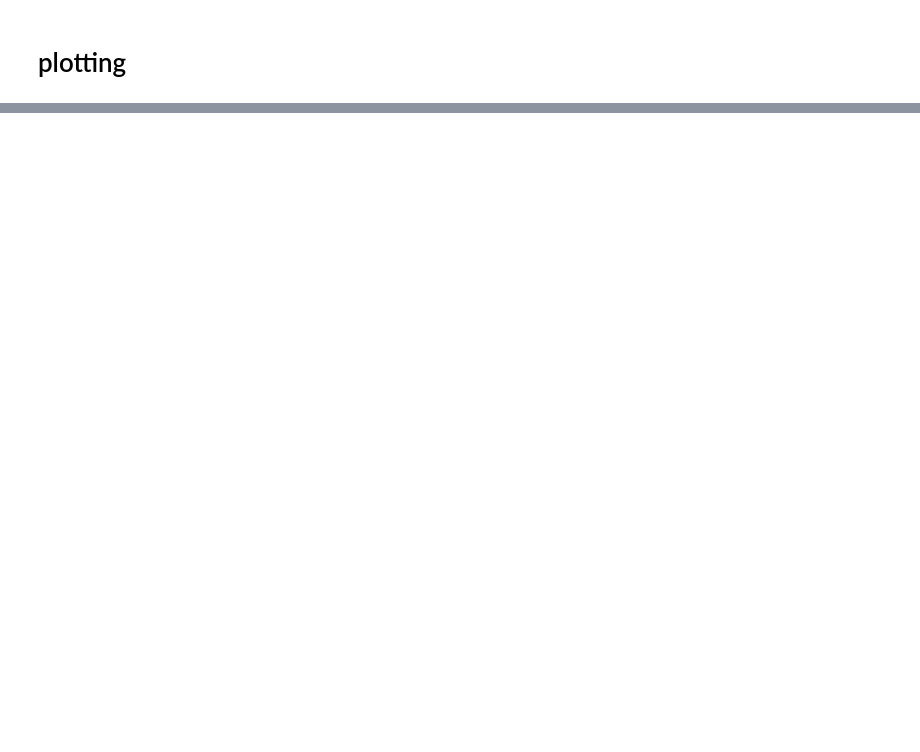
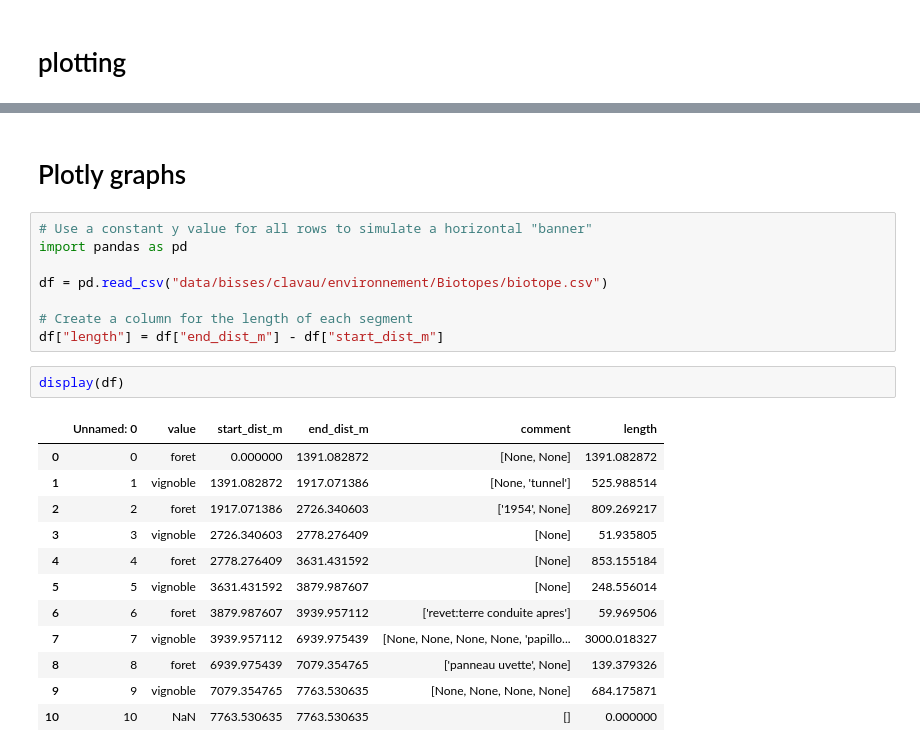
Before and after one commit to felix-schmeding/bisses_valais, a Jupyter notebook: bisses.ipynb, the cells around one changed output, grey strips where cells are left out. Saved outputs shown, nothing was run; the diff lists cells and outputs as text; blank space fills up the shorter version.

```diff
--- a/bisses.ipynb
+++ b/bisses.ipynb
@@ -111,3 +133,28 @@ plt.tight_layout()
 plt.show()
 # %% [output]
 [figure]
+# %% [markdown]
+# Plotly graphs
+# %%
+# Use a constant y value for all rows to simulate a horizontal "banner"
+import pandas as pd
+
+df = pd.read_csv("data/bisses/clavau/environnement/Biotopes/biotope.csv")
+
+# Create a column for the length of each segment
+df["length"] = df["end_dist_m"] - df["start_dist_m"]
+# %%
+display(df)
+# %% [output]
+|  | Unnamed: 0 | value | start_dist_m | end_dist_m | comment | length |
+| 0 | 0 | foret | 0.000000 | 1391.082872 | [None, None] | 1391.082872 |
+| 1 | 1 | vignoble | 1391.082872 | 1917.071386 | [None, 'tunnel'] | 525.988514 |
+| 2 | 2 | foret | 1917.071386 | 2726.340603 | ['1954', None] | 809.269217 |
+| 3 | 3 | vignoble | 2726.340603 | 2778.276409 | [None] | 51.935805 |
+| 4 | 4 | foret | 2778.276409 | 3631.431592 | [None] | 853.155184 |
+| 5 | 5 | vignoble | 3631.431592 | 3879.987607 | [None] | 248.556014 |
+| 6 | 6 | foret | 3879.987607 | 3939.957112 | ['revet:terre conduite apres'] | 59.969506 |
+| 7 | 7 | vignoble | 3939.957112 | 6939.975439 | [None, None, None, None, 'papillo... | 3000.018327 |
+| 8 | 8 | foret | 6939.975439 | 7079.354765 | ['panneau uvette', None] | 139.379326 |
+| 9 | 9 | vignoble | 7079.354765 | 7763.530635 | [None, None, None, None] | 684.175871 |
+| 10 | 10 | NaN | 7763.530635 | 7763.530635 | [] | 0.000000 |
```
Also changed, not shown: parts of 11 cells of this notebook, 5 other files.
